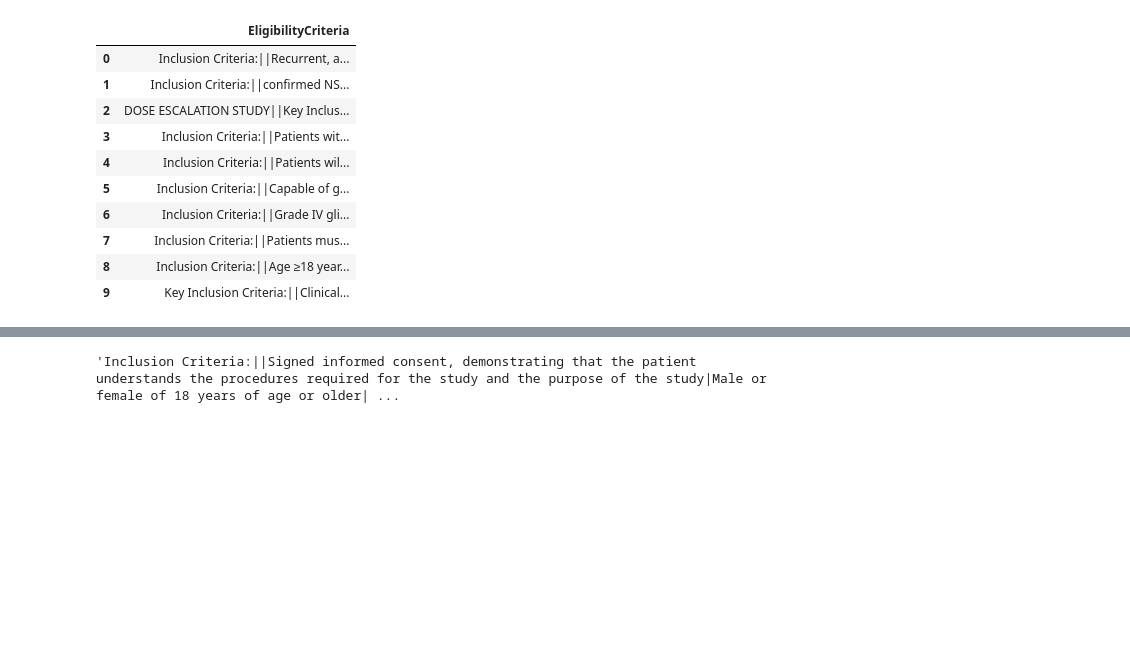
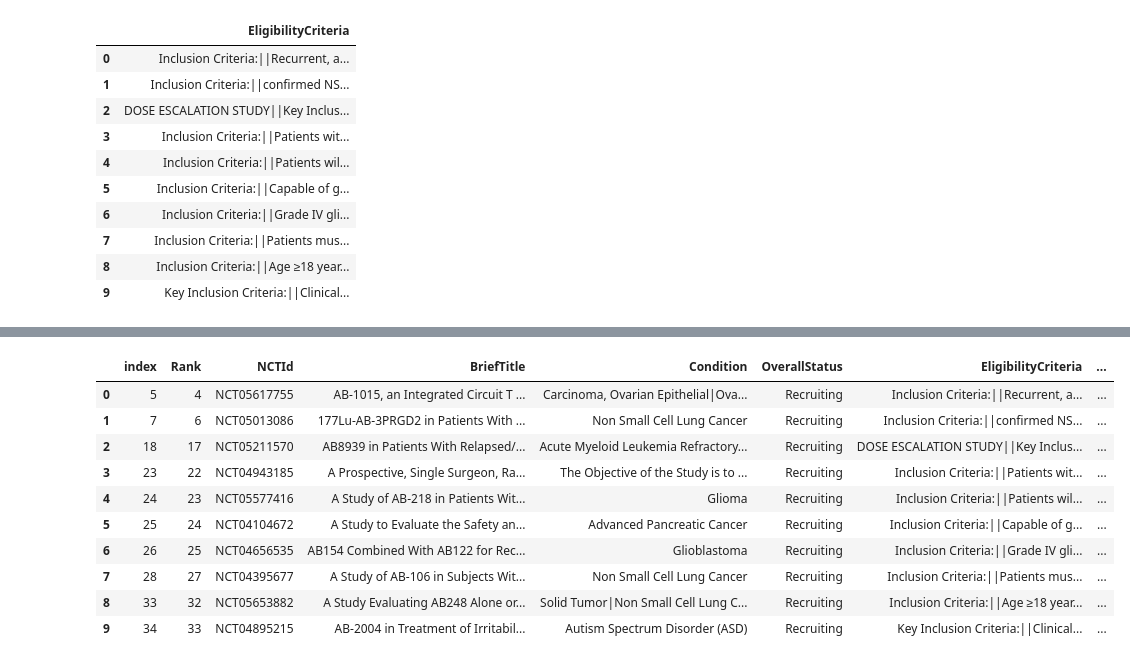
Before and after one commit to victormurcia/CTS_Test, a Jupyter notebook: CTS_Unifying_Routines.ipynb, the cells around one changed output, grey strips where cells are left out. Cells and saved outputs as stored; diff of their text form; code cells hidden in the pictures; blank space fills up the shorter version.

```diff
--- a/CTS_Unifying_Routines.ipynb
+++ b/CTS_Unifying_Routines.ipynb
@@ -371,6 +430,5 @@ if 'negex' not in model.pipe_names:
 if 'abbreviation_detector' not in model.pipe_names:
   model.add_pipe("abbreviation_detector")
 # %%
-final_patient_df,patient_ner_df = cts_parser(patients_df,model)
-patient_ner_df
+patient_ner_df,all_trials_df,recruiting_trials_df = cts_parser(patients_df,model)
 # %% [output]
@@ -478,3 +451,0 @@ Querying for clinical trials took: 85.81 seconds
-# %%
-recruiting_trials_df = all_trials[all_trials['OverallStatus']=='Recruiting'].reset_index()
-recruiting_trials_df
@@ -516,28 +483,0 @@ input_string
-# %%
-# Define a function to split the criteria column into two new columns
-def split_criteria(row):
-    # Split the input string
-    substrings = row.split('||')
-    #print(substrings)
-    # Initialize the inclusion and exclusion criteria sections
-    inclusion_criteria = ''
-    exclusion_criteria = ''
-
-    # Loop through the substrings to build the inclusion and exclusion criteria sections
-    for i in range(len(substrings)):
-        if 'Key Inclusion Criteria:' in substrings[i] or 'Inclusion Criteria:' in substrings[i]:
-            if i+1 < len(substrings):
-                inclusion_criteria += substrings[i+1]
-        elif 'Key Exclusion Criteria:' in substrings[i] or 'Exclusion Criteria:' in substrings[i]:
-            if i+1 < len(substrings):
-                exclusion_criteria += substrings[i+1]
-
-    # Return the inclusion and exclusion criteria sections as a tuple
-    return pd.Series([inclusion_criteria, exclusion_criteria])
-
-# Apply the split_criteria function to the criteria column and create new columns for the inclusion and exclusion criteria
-#Start timer
-start_time = time.time()
-recruiting_trials_df[['inclusion_criteria', 'exclusion_criteria']] = recruiting_trials_df['EligibilityCriteria'].astype(str).apply(split_criteria)
-print("Splitting took: %.2f seconds" % (time.time() - start_time))
-recruiting_trials_df
@@ -559,4 +483,0 @@ Splitting took: 2.50 seconds
-# %%
-recruiting_trials_df['EligibilityCriteria'][326]
-# %% [output]
-'Inclusion Criteria:||Signed informed consent, demonstrating that the patient understands the procedures required for the study and the purpose of the study|Male or female of 18 years of age or older| ...
@@ -562,0 +539,15 @@ recruiting_trials_df['EligibilityCriteria'][326]
+# %%
+test_df = recruiting_trials_df[:10]
+test_df
+# %% [output]
+|  | index | Rank | NCTId | BriefTitle | Condition | OverallStatus | EligibilityCriteria | ... |
+| 0 | 5 | 4 | NCT05617755 | AB-1015, an Integrated Circuit T ... | Carcinoma, Ovarian Epithelial|Ova... | Recruiting | Inclusion Criteria:||Recurrent, a... | ... |
+| 1 | 7 | 6 | NCT05013086 | 177Lu-AB-3PRGD2 in Patients With ... | Non Small Cell Lung Cancer | Recruiting | Inclusion Criteria:||confirmed NS... | ... |
+| 2 | 18 | 17 | NCT05211570 | AB8939 in Patients With Relapsed/... | Acute Myeloid Leukemia Refractory... | Recruiting | DOSE ESCALATION STUDY||Key Inclus... | ... |
+| 3 | 23 | 22 | NCT04943185 | A Prospective, Single Surgeon, Ra... | The Objective of the Study is to ... | Recruiting | Inclusion Criteria:||Patients wit... | ... |
+| 4 | 24 | 23 | NCT05577416 | A Study of AB-218 in Patients Wit... | Glioma | Recruiting | Inclusion Criteria:||Patients wil... | ... |
+| 5 | 25 | 24 | NCT04104672 | A Study to Evaluate the Safety an... | Advanced Pancreatic Cancer | Recruiting | Inclusion Criteria:||Capable of g... | ... |
+| 6 | 26 | 25 | NCT04656535 | AB154 Combined With AB122 for Rec... | Glioblastoma | Recruiting | Inclusion Criteria:||Grade IV gli... | ... |
+| 7 | 28 | 27 | NCT04395677 | A Study of AB-106 in Subjects Wit... | Non Small Cell Lung Cancer | Recruiting | Inclusion Criteria:||Patients mus... | ... |
+| 8 | 33 | 32 | NCT05653882 | A Study Evaluating AB248 Alone or... | Solid Tumor|Non Small Cell Lung C... | Recruiting | Inclusion Criteria:||Age ≥18 year... | ... |
+| 9 | 34 | 33 | NCT04895215 | AB-2004 in Treatment of Irritabil... | Autism Spectrum Disorder (ASD) | Recruiting | Key Inclusion Criteria:||Clinical... | ... |
```
Also changed, not shown: parts of 14 cells of this notebook.
